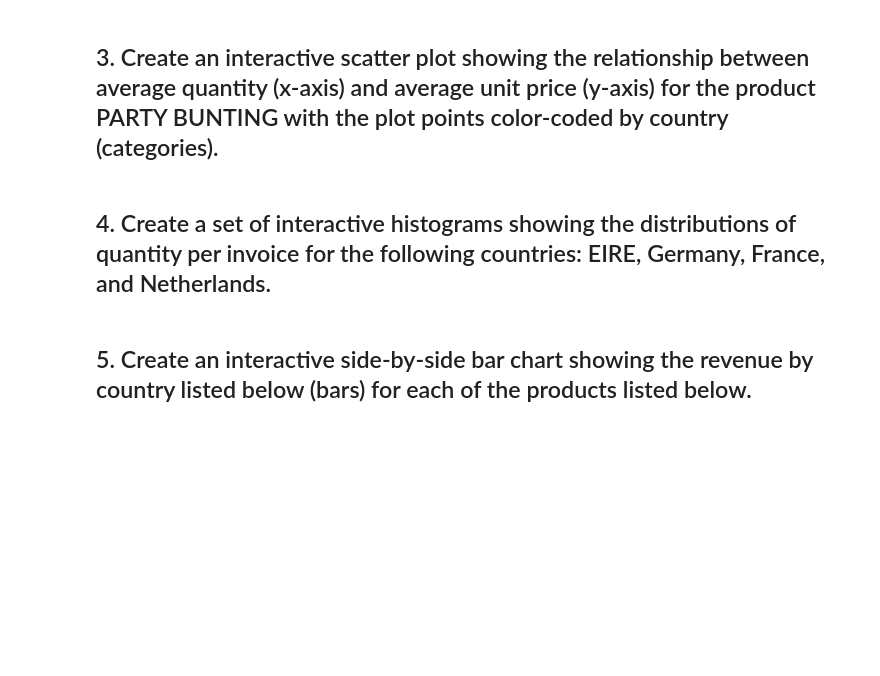
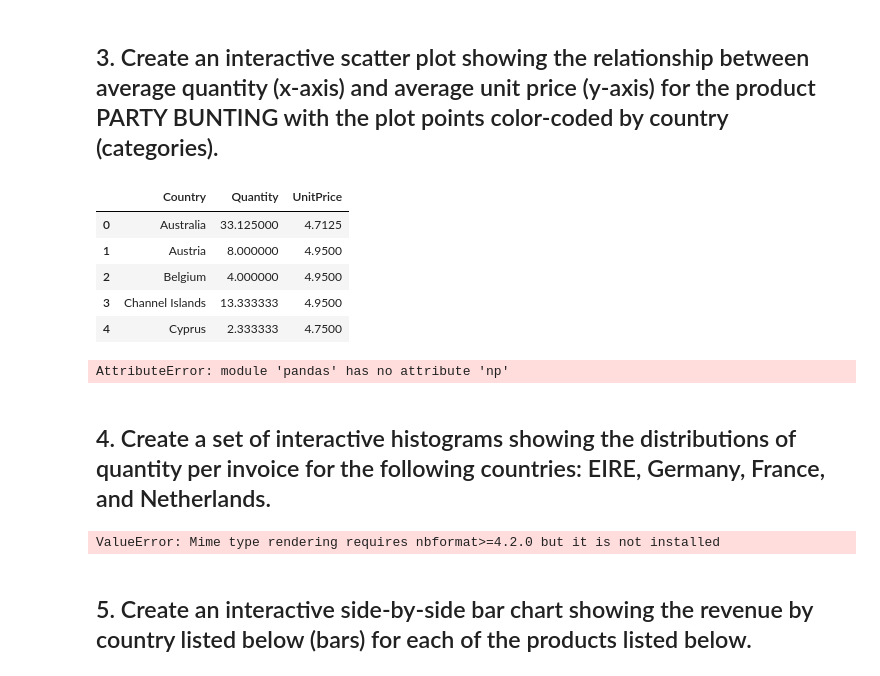
Before and after one commit to Ironhack-Data-Madrid-Octubre-2023/5.2-lab_interactive_visualization, a Jupyter notebook: your-code/main.ipynb, the cells around one changed output. Cells and saved outputs as stored; diff of their text form; code cells hidden in the pictures; blank space fills up the shorter version.

```diff
--- a/your-code/main.ipynb
+++ b/your-code/main.ipynb
@@ -16,7 +117,45 @@ cf.go_offline()
 # %% [markdown]
 ## 3. Create an interactive scatter plot showing the relationship between average quantity (x-axis) and average unit price (y-axis) for the product PARTY BUNTING with the plot points color-coded by country (categories).
+# %%
+party = df.loc[df.Description=='PARTY BUNTING']
+party = party.groupby('Country').mean(numeric_only=True)
+party = party[['Quantity', 'UnitPrice']]
+party.reset_index(inplace=True)
+party.head()
+# %% [output]
+|  | Country | Quantity | UnitPrice |
+| 0 | Australia | 33.125000 | 4.7125 |
+| 1 | Austria | 8.000000 | 4.9500 |
+| 2 | Belgium | 4.000000 | 4.9500 |
+| 3 | Channel Islands | 13.333333 | 4.9500 |
+| 4 | Cyprus | 2.333333 | 4.7500 |
+# %%
+party.iplot(x='Quantity',
+           y='UnitPrice',
+           categories='Country',
+           xTitle='Average Quantity',
+           yTitle='Average unit price',
+           color='red',
+           title='Average by Country')
+;
+# %% [output]
+AttributeError: module 'pandas' has no attribute 'np'
 # %% [markdown]
 ## 4. Create a set of interactive histograms showing the distributions of quantity per invoice for the following countries: EIRE, Germany, France, and Netherlands.
+# %%
+paises = ['EIRE', 'Germany', 'France', 'Netherlands']
+filtro = df[(df['Country'].isin(paises)) & (df['Quantity'] > 0)]
+
+fig = px.histogram(filtro, x='Quantity', color='Country', marginal='rug',
+                   labels={'Quantity': 'Quantity per Invoice'},
+                   title='Distribution of Quantity per Invoice by Country',
+                   nbins=50, opacity=0.7)
+
+fig.update_layout(barmode='overlay', showlegend=True)
+
+fig.show()
+# %% [output]
+ValueError: Mime type rendering requires nbformat>=4.2.0 but it is not installed
 # %% [markdown]
 ## 5. Create an interactive side-by-side bar chart showing the revenue by country listed below (bars) for each of the products listed below.
 # %%
```
Also changed, not shown: parts of 13 cells of this notebook.
